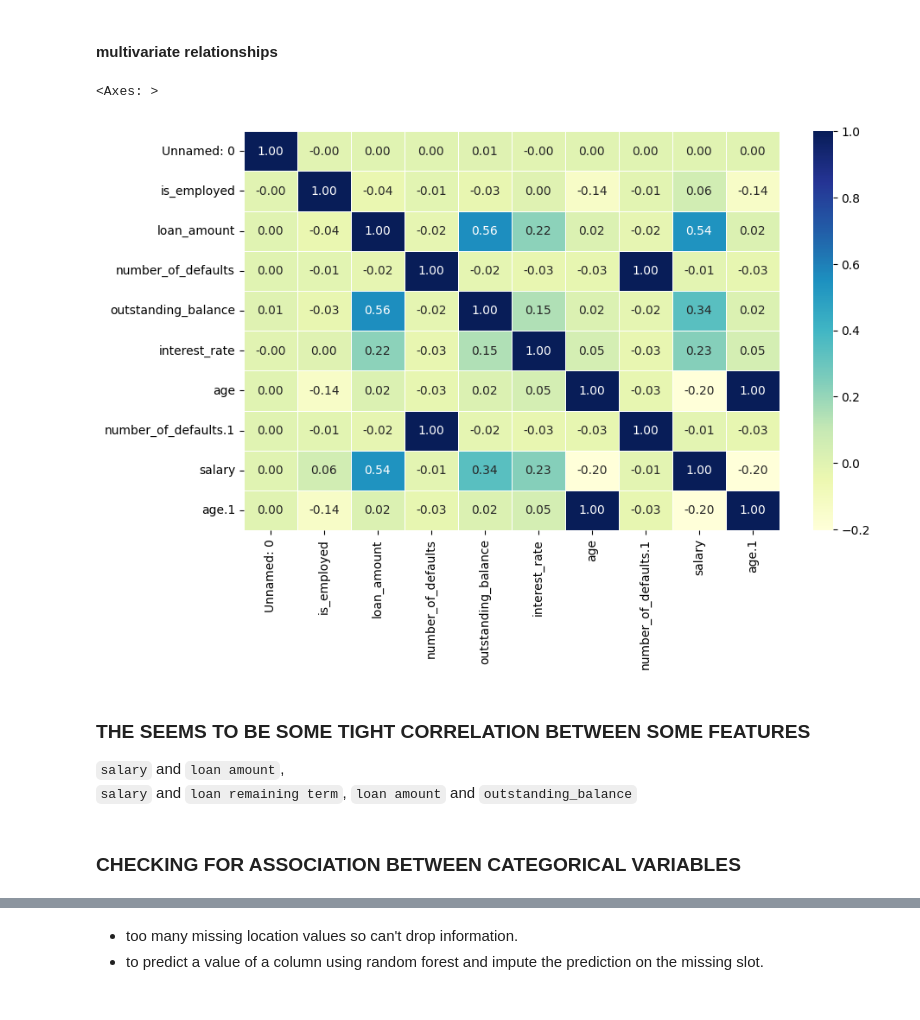
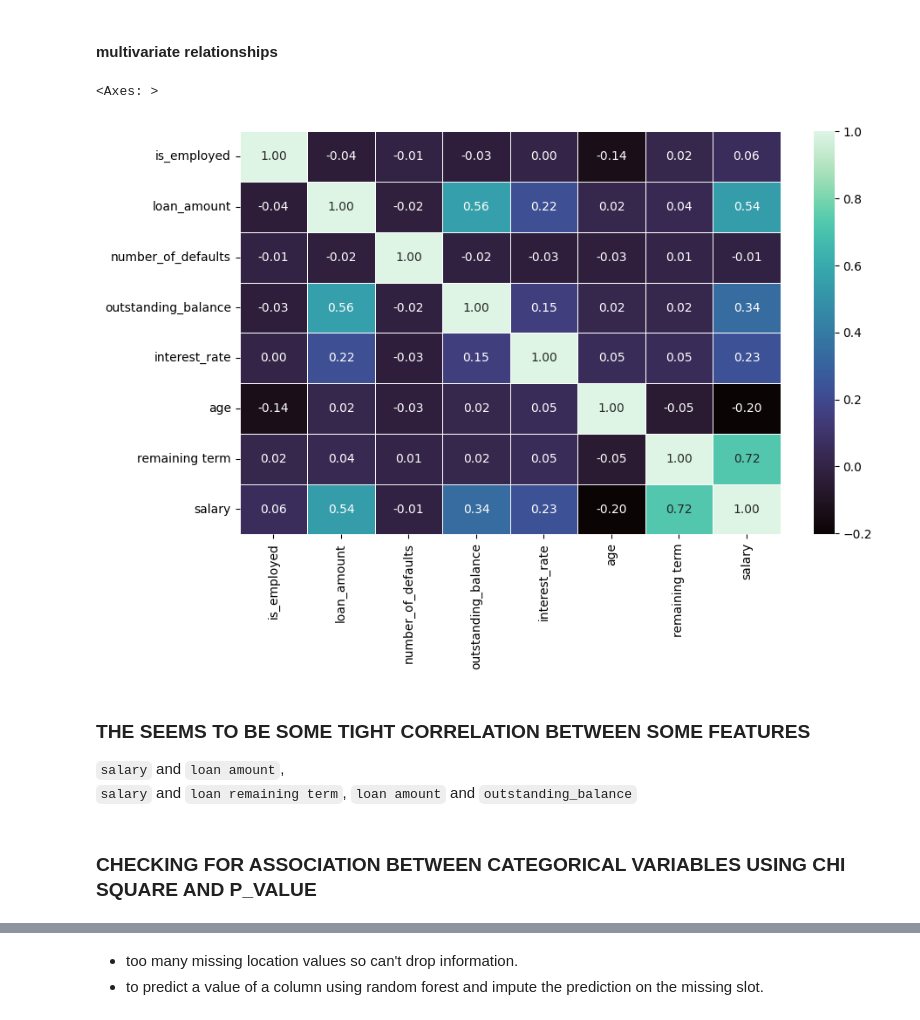
Before and after one commit to Augah2001/Data-Science-Competion-Question-and-Data, a Jupyter notebook: credit_risk.ipynb, the cells around one changed output, grey strips where cells are left out. Drawn from its saved outputs; the diff is of its cells as text; code cells hidden in the pictures.

```diff
--- a/credit_risk.ipynb
+++ b/credit_risk.ipynb
@@ -96,0 +262,5 @@ df.tail()
+# %%
+
+
+# Drop unnecessary columns
+df.drop(['loan_id', 'Unnamed: 0', 'age.1', 'number_of_defaults.1'], axis=1, inplace=True)
@@ -261,16 +458,16 @@ sns.scatterplot(data=df, x='loan_amount', y= 'outstanding_balance', hue= 'Loan S
 # %%
 corrData = df.loc[:, [col for col in df if df[col].dtype not in ['category', 'object']]]
 plt.figure(figsize=(10,6))
 sns.heatmap(corrData.corr(), annot= True, linewidths=0.5,
                  fmt=".2f",
-                 cmap="YlGnBu")
+                 cmap="mako")
 # %% [output]
 <Axes: >
-[figure, old version]
+[figure, new version]
 # %% [markdown]
 ### THE SEEMS TO BE SOME TIGHT CORRELATION BETWEEN SOME FEATURES
 `salary` and `loan amount`,
 `salary` and `loan remaining term`,
 `loan amount` and `outstanding_balance`
 # %% [markdown]
-### CHECKING FOR ASSOCIATION BETWEEN  CATEGORICAL VARIABLES
+### CHECKING FOR ASSOCIATION BETWEEN  CATEGORICAL VARIABLES USING CHI SQUARE AND P_VALUE
```
Also changed, not shown: parts of 64 cells of this notebook.
